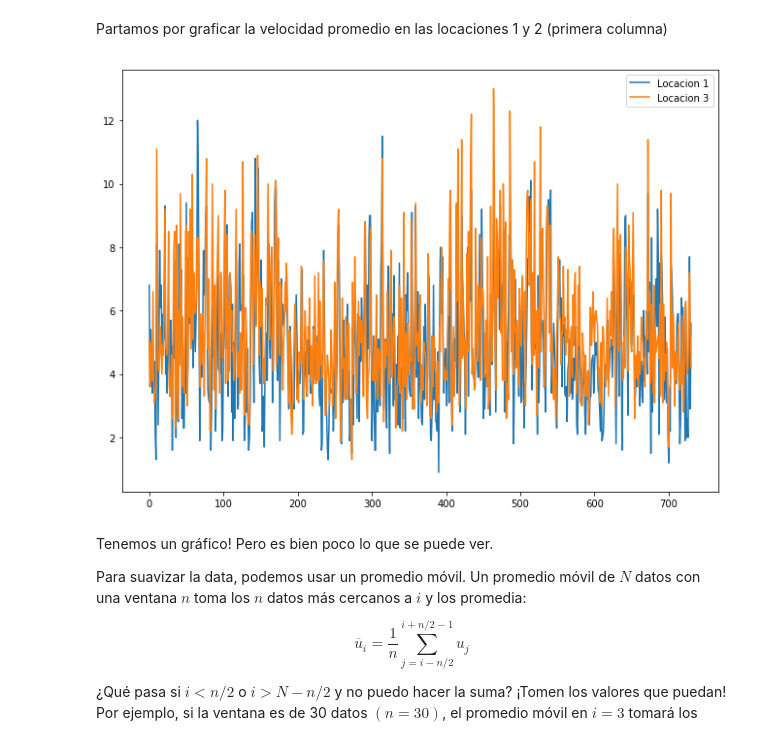
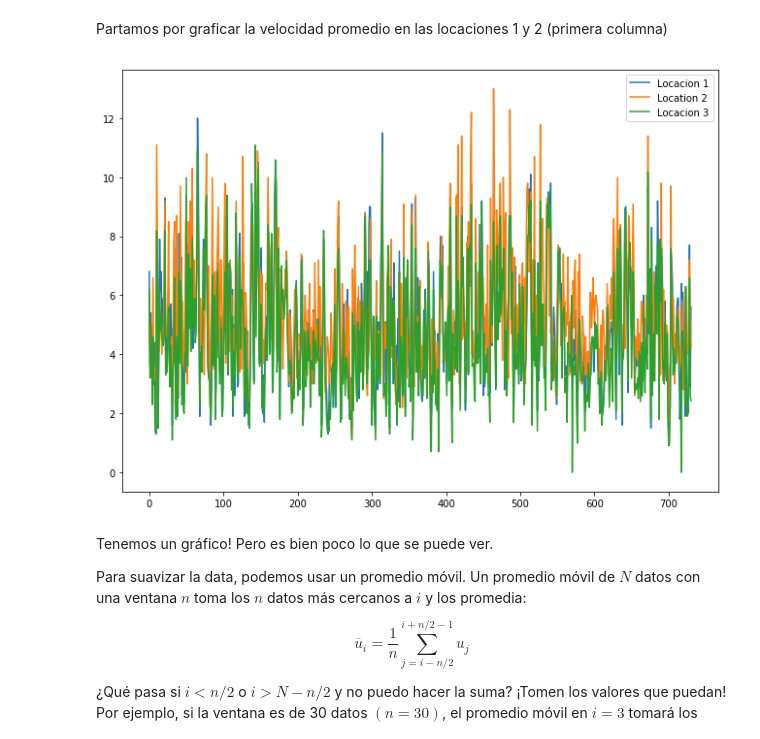
Before and after one commit to francotsf/Fundamentos-de-CFD, a Jupyter notebook: Lab_01/intro_python02.ipynb, the cells around one changed output. Cells and saved outputs as stored; diff of their text form; code cells hidden in the pictures.

```diff
--- a/Lab_01/intro_python02.ipynb
+++ b/Lab_01/intro_python02.ipynb
@@ -108,6 +108,7 @@ def check_and_convert(fname):
 # %%
 loc_1 = check_and_convert(archivos[0])
 loc_2 = check_and_convert(archivos[1])
+loc_3 = check_and_convert(archivos[2])
 # %% [output]
 No conversion needed
 Converting from mph to ms
@@ -145,10 +151,11 @@ Partamos por graficar la velocidad promedio en las locaciones 1 y 2 (primera col
 # %%
 plt.figure(figsize=(11,8))
 plt.plot(loc_1[:,0]);
 plt.plot(loc_2[:,0]);
-plt.legend(["Locacion 1","Locacion 3"]);
+plt.plot(loc_3[:,0]);
+plt.legend(["Locacion 1","Location 2","Locacion 3"]);
 # %% [output]
-[figure, old version]
+[figure, new version]
 # %% [markdown]
 Tenemos un gráfico! Pero es bien poco lo que se puede ver.
 
```
Also changed, not shown: parts of 4 cells of this notebook.
